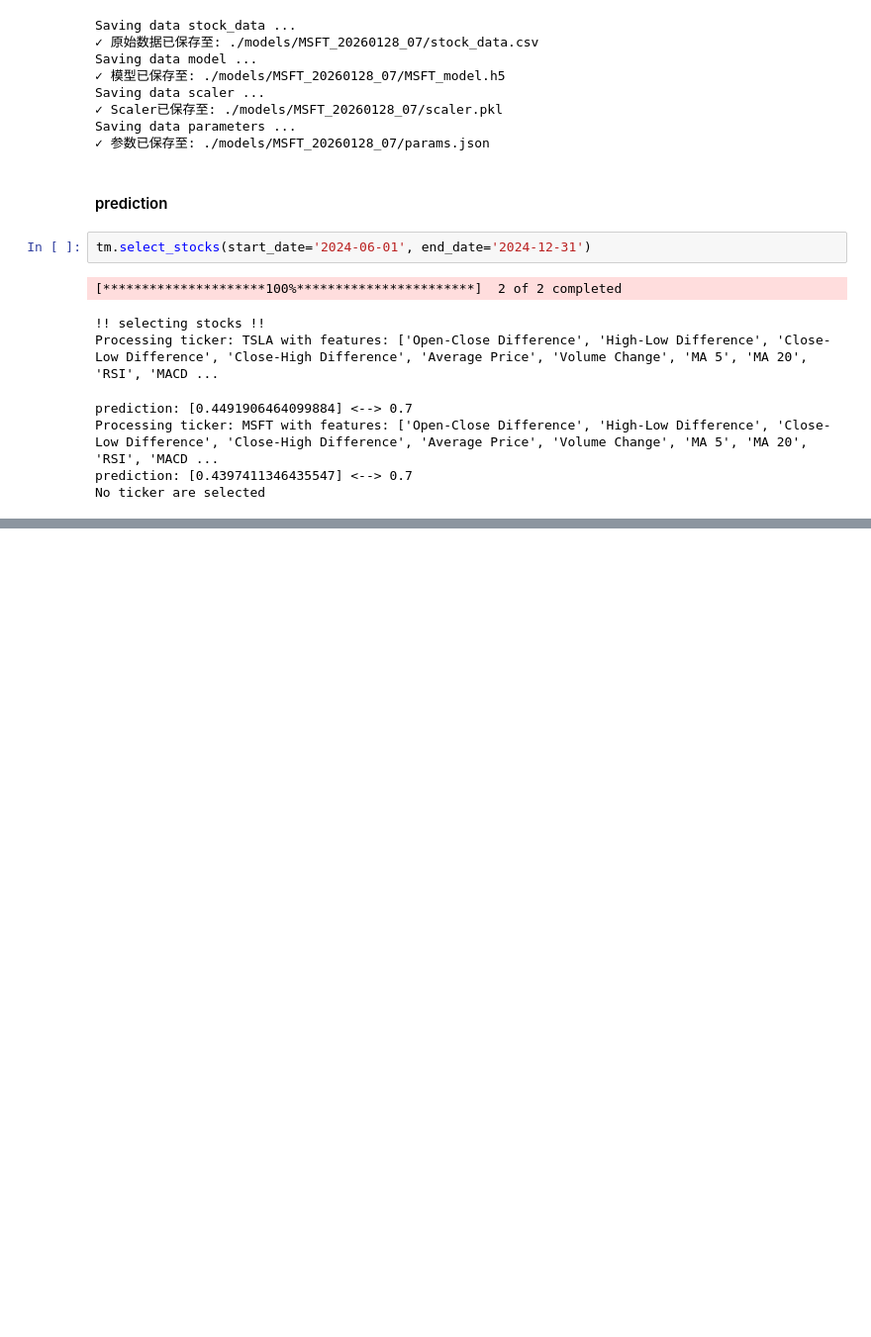
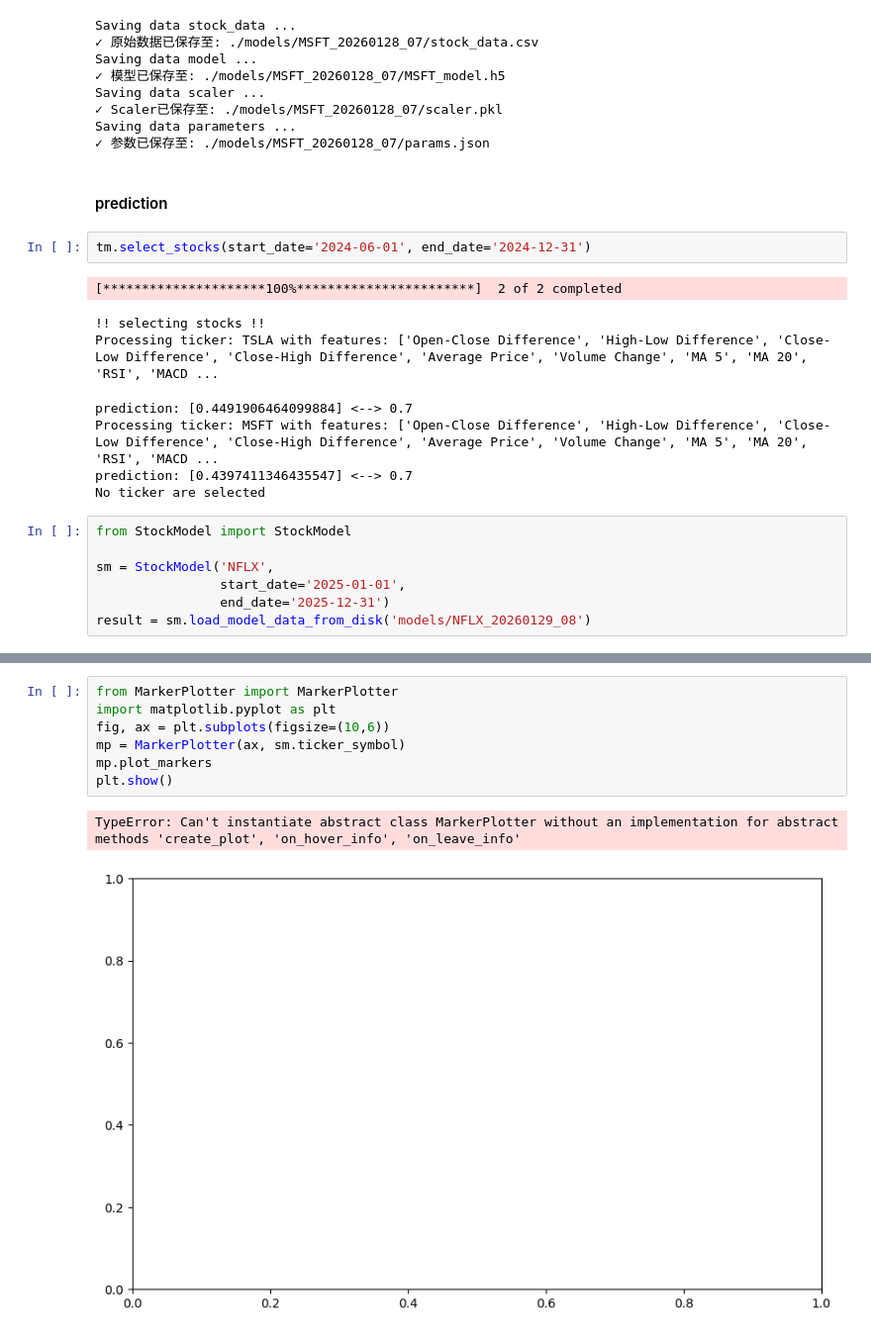
Before and after one commit to hoffmany169/stock-ai, a Jupyter notebook: predict.ipynb, the cells around one changed output, grey strips where cells are left out. Shown at 99% size. Cells and saved outputs as stored; diff of their text form; blank space fills up the shorter version.

Commit message:
debugging MarkerPlotter.

```diff
--- a/predict.ipynb
+++ b/predict.ipynb
@@ -315,3 +315,10 @@ prediction: [0.4491906464099884] <--> 0.7
 Processing ticker: MSFT with features: ['Open-Close Difference', 'High-Low Difference', 'Close-Low Difference', 'Close-High Difference', 'Average Price', 'Volume Change', 'MA 5', 'MA 20', 'RSI', 'MACD ...
 prediction: [0.4397411346435547] <--> 0.7
 No ticker are selected
+# %%
+from StockModel import StockModel
+
+sm = StockModel('NFLX',
+                start_date='2025-01-01',
+                end_date='2025-12-31')
+result = sm.load_model_data_from_disk('models/NFLX_20260129_08')
@@ -317,0 +362,10 @@ No ticker are selected
+# %%
+from MarkerPlotter import MarkerPlotter
+import matplotlib.pyplot as plt
+fig, ax = plt.subplots(figsize=(10,6))
+mp = MarkerPlotter(ax, sm.ticker_symbol)
+mp.plot_markers
+plt.show()
+# %% [output]
+TypeError: Can't instantiate abstract class MarkerPlotter without an implementation for abstract methods 'create_plot', 'on_hover_info', 'on_leave_info'
+[figure, added]
```
Also changed, not shown: parts of 1 cell of this notebook, 5 other files.
